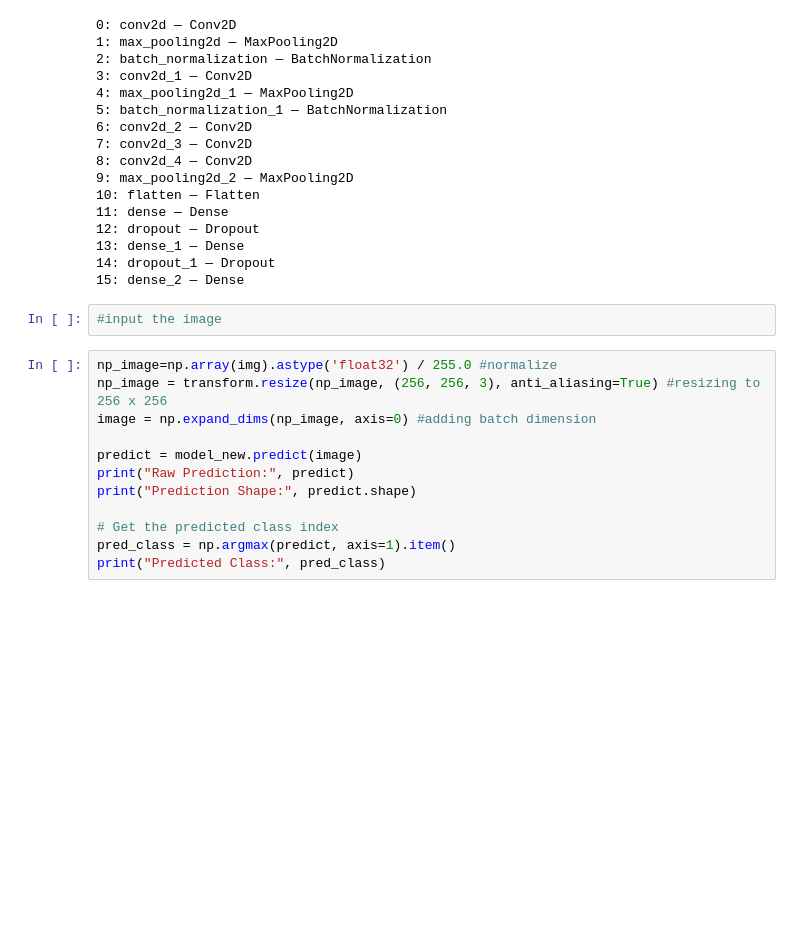
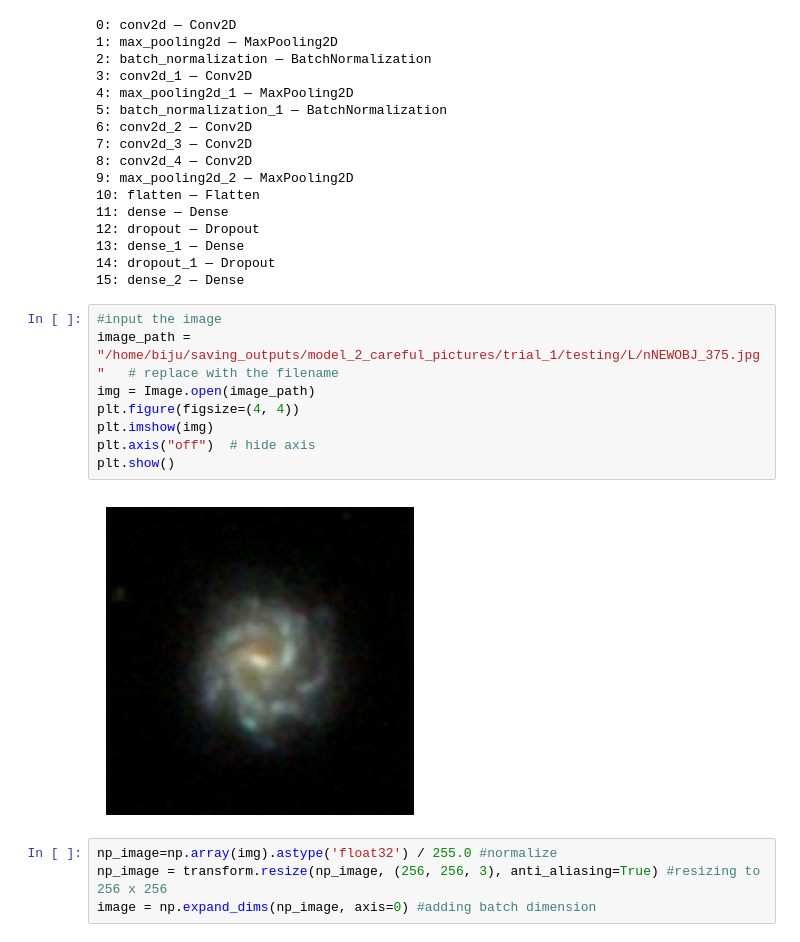
Before and after one commit to bijusaha-astro/CNN_lopsided, a Jupyter notebook: sample_prediction.ipynb, the cells around one changed output. Cells and saved outputs as stored; diff of their text form; blank space fills up the shorter version.

```diff
--- a/sample_prediction.ipynb
+++ b/sample_prediction.ipynb
@@ -61,15 +62,15 @@ for i, layer in enumerate(inner_seq.layers):
 15: dense_2 — Dense
 # %%
 #input the image
+image_path = "/home/biju/saving_outputs/model_2_careful_pictures/trial_1/testing/L/nNEWOBJ_375.jpg"   # replace with the filename
+img = Image.open(image_path)
+plt.figure(figsize=(4, 4))
+plt.imshow(img)
+plt.axis("off")  # hide axis
+plt.show()
+# %% [output]
+[figure, added]
 # %%
 np_image=np.array(img).astype('float32') / 255.0 #normalize
 np_image = transform.resize(np_image, (256, 256, 3), anti_aliasing=True) #resizing to 256 x 256
 image = np.expand_dims(np_image, axis=0) #adding batch dimension
-
-predict = model_new.predict(image)
-print("Raw Prediction:", predict)
-print("Prediction Shape:", predict.shape)
-
-# Get the predicted class index
-pred_class = np.argmax(predict, axis=1).item()
-print("Predicted Class:", pred_class)
```
Also changed, not shown: parts of 2 cells of this notebook.
